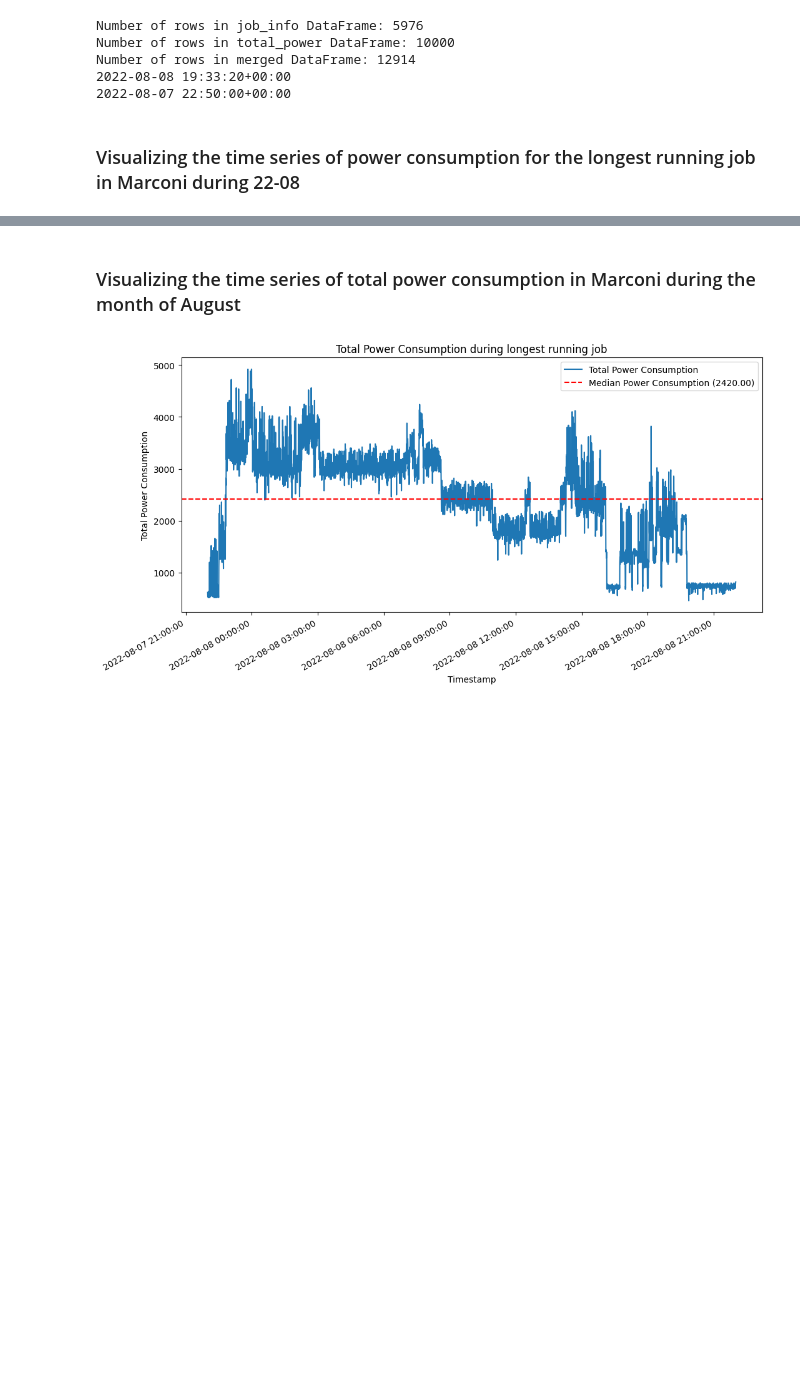
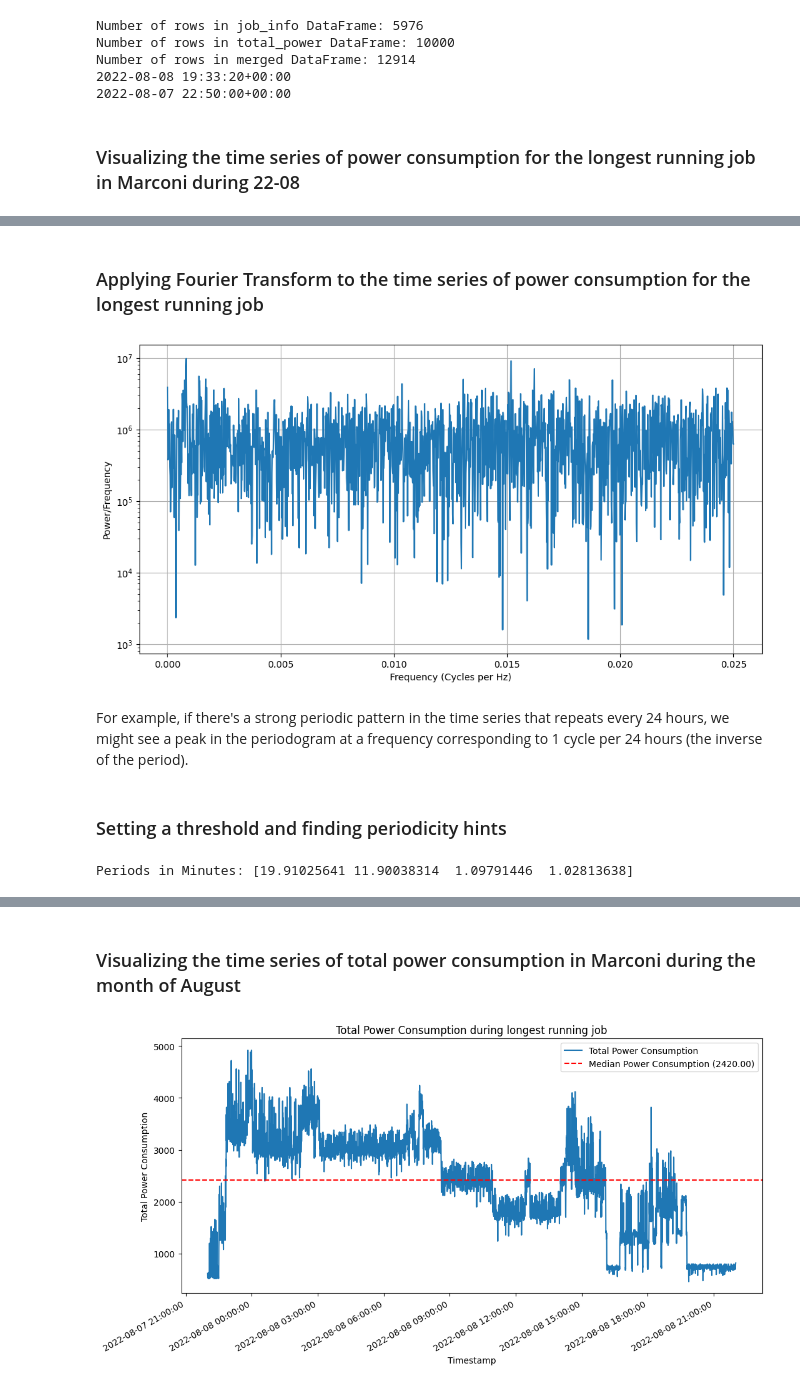
Before and after one commit to Marthyna/hpc-energy-consumption-profiling, a Jupyter notebook: notes/experiments.ipynb, the cells around one changed output, grey strips where cells are left out. Cells and saved outputs as stored; diff of their text form; code cells hidden in the pictures; blank space fills up the shorter version.

Commit message:
Experiments with Fourier Transform

```diff
--- a/notes/experiments.ipynb
+++ b/notes/experiments.ipynb
@@ -134,0 +154,47 @@ plt.show()
+# %% [markdown]
+### Applying Fourier Transform to the time series of power consumption for the longest running job
+# %%
+import numpy as np
+import pandas as pd
+from scipy.signal import periodogram
+
+# ensure timestamps are sorted
+longest_running_job_power = longest_running_job_power.sort_values(timestamp_col)
+
+# power consumption values
+power_values = longest_running_job_power[power_col].values
+
+# Fourier transform to get periodogram using 1/20 as sampling freq since all timestamps are 20 secs from each other
+frequencies, power_spectrum = periodogram(power_values, fs=1/20)
+
+plt.figure(figsize=(12, 6))
+plt.semilogy(frequencies[1:], power_spectrum[1:])
+plt.xlabel('Frequency (Cycles per Hz)')
+plt.ylabel('Power/Frequency')
+plt.grid(True)
+plt.show()
+# %% [output]
+[figure, added]
+# %% [markdown]
+For example, if there's a strong periodic pattern in the time series that repeats every 24 hours, we might see a peak in the periodogram at a frequency corresponding to 1 cycle per 24 hours (the inverse of the period).
+# %% [markdown]
+### Setting a threshold and finding periodicity hints
+# %%
+from scipy.signal import find_peaks
+
+max_spectral_powers = []
+
+# Generate permuted sequences, calculate periodogram, record max spectral powers
+for _ in range(100):
+    permuted_sequence = np.random.permutation(power_values)
+    _, spectrum = periodogram(permuted_sequence, fs=1/20)
+    max_spectral_powers.append(np.max(spectrum))
+
+threshold = np.sort(max_spectral_powers)[-99]
+peaks, _ = find_peaks(power_spectrum, height=threshold)
+
+# extract frequencies corresponding to peaks
+period_hints_in_minutes = (1 / frequencies[peaks]) / 60
+print("Periods in Minutes:", period_hints_in_minutes)
+# %% [output]
+Periods in Minutes: [19.91025641 11.90038314  1.09791446  1.02813638]
```
Also changed, not shown: parts of 4 cells of this notebook, 2 other files.
